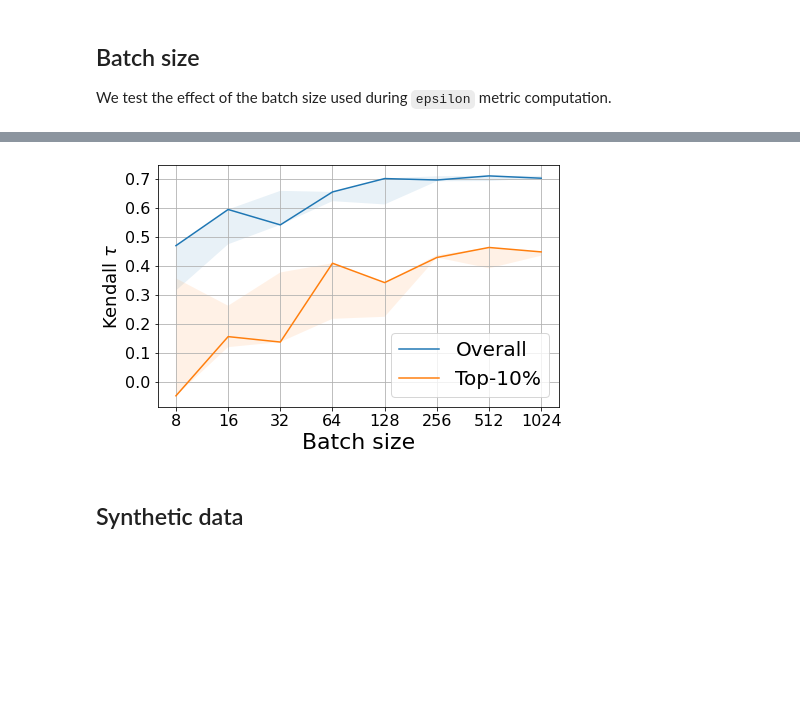
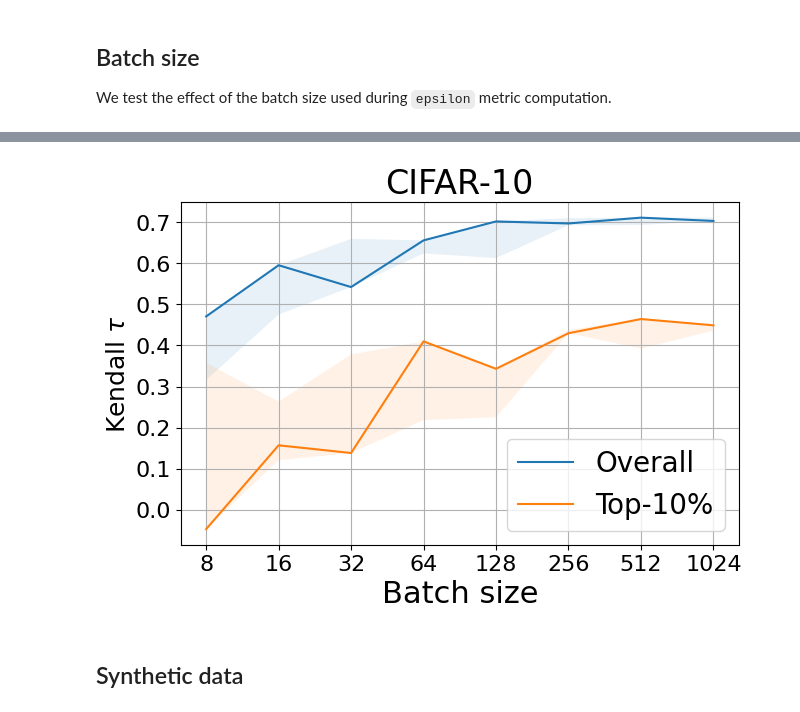
Before and after one commit to egracheva/epsinas, a Jupyter notebook: NAS-Bench-201/Ablations.ipynb, the cells around one changed output, grey strips where cells are left out. Drawn from its saved outputs; the diff is of its cells as text; code cells hidden in the pictures; blank space fills up the shorter version.

```diff
--- a/NAS-Bench-201/Ablations.ipynb
+++ b/NAS-Bench-201/Ablations.ipynb
@@ -12,0 +37,8 @@ In this notebook we give the scripts for various ablation studies resented in ou
+# %%
+# Select the dataset. Choose among: 'cifar10', 'cifar100', 'ImageNet16-120'
+dataset = 'cifar10'
+
+if dataset=='ImageNet16-120':
+    data_loc = './datasets/ImageNet16'
+else:
+    data_loc = './datasets'
@@ -43,8 +114,0 @@ from epsilon_utils import prepare_seed
-# %%
-# Select the dataset. Choose among: 'cifar10', 'cifar100', 'ImageNet16-120'
-dataset = 'cifar10'
-
-if dataset=='ImageNet16-120':
-    data_loc = './datasets/ImageNet16'
-else:
-    data_loc = './datasets/cifardata'
@@ -183,24 +191,26 @@ for batch_size in batch_size_range:
     batch_top64top5 = []
 
     for it in range(10):
-        # Load the data batch
-        if it==0:
-            train_loader = data.get_data(dataset, data_loc, trainval, batch_size, augtype, repeat, args)
-        data_iterator = iter(train_loader)
-        x, _= next(data_iterator)
-        x = x.to(device)
-
-        save_dir = './release_results/ablation/batch_size/{}/bs_{}/'.format(dataset.upper(), batch_size)
+        save_dir = f'../epsinas-release-data/NAS-Bench-201/ablation/batch_size/{dataset.upper()}/batch_size_{batch_size}/'
         os.makedirs(save_dir, exist_ok=True)
 
-        if os.path.exists(save_dir+'Data_' + str(it)):
+        if os.path.exists(save_dir+'data_' + str(it)):
             # Load precomputed results
-            data_file = open(save_dir + 'Data_' + str(it),'rb')
+            data_file = open(save_dir + 'data_' + str(it),'rb')
             input_data = pkl.load(data_file)
             score = input_data["score"]
             accs = input_data["accs"]
             nparams = input_data["nparams"]
         else:
+            # Load the data batch
+            if it==0:
+                print("Loading the data for a custom batch split...")
+                train_loader = data.get_data(dataset, data_loc, trainval, batch_size, augtype, repeat, args)
+            print("Data loaded!")
+            data_iterator = iter(train_loader)
+            x, _= next(data_iterator)
+            x = x.to(device)
+
             save_dic = epsilon_main(data=x,
                                     space_name=args.nasspace,
                                     searchspace=searchspace,
@@ -208,7 +218,7 @@ for batch_size in batch_size_range:
                                     weights=weights,
                                     device=device,
                                     args=args)
-            pkl.dump(save_dic, open(save_dir + "Data_" + str(it), "wb"))
+            pkl.dump(save_dic, open(save_dir + "data_" + str(it), "wb"))
 
         stats, remain = compute_stats(score, accs, raw=True)
         batch_all_spearman.append(stats[0])
@@ -236,9 +245,8 @@ plot_experiment([(batch_all_spearman_all,'Overall'), (batch_top10_spearman_all,'
 # %%
-save_dir = './release_results/NAS-Bench-201/CIFAR10/Ablation/Batch Size/'
-filename = save_dir+"BatchSize_Kendall_201_CIFAR10.pdf"
-plot_experiment([(batch_all_kendall_all,'Overall'), (batch_top10_kendall_all,'Top-10%')], 'tau', filename)
+filename = f"../epsinas-release-data/NAS-Bench-201/ablation/batch_size/{dataset.upper()}/BatchSize_Kendall_201_{dataset.upper()}.pdf"
+bs_ablation_plots([(batch_all_kendall_all,'Overall'), (batch_top10_kendall_all,'Top-10%')], 'tau', filename, dataset)
 # %% [output]
-[figure, old version]
+[figure, new version]
 # %% [markdown]
 ## Synthetic data
 # %%
```
Also changed, not shown: parts of 25 cells of this notebook, 47 other files.
